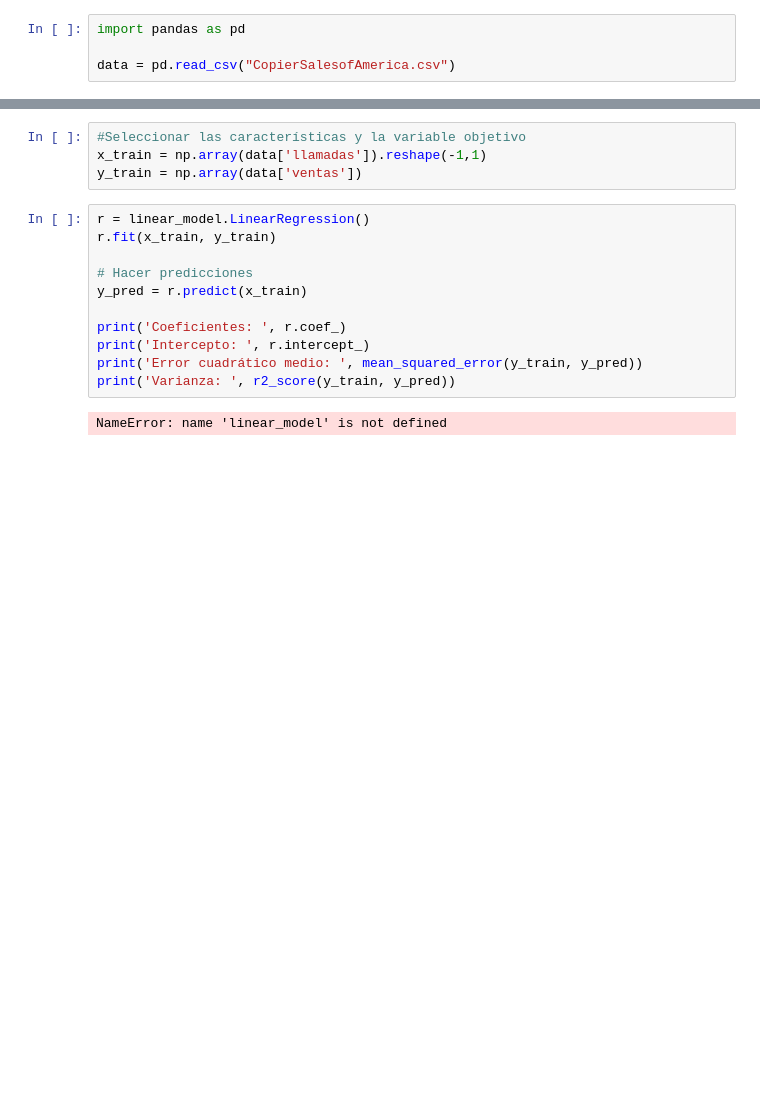
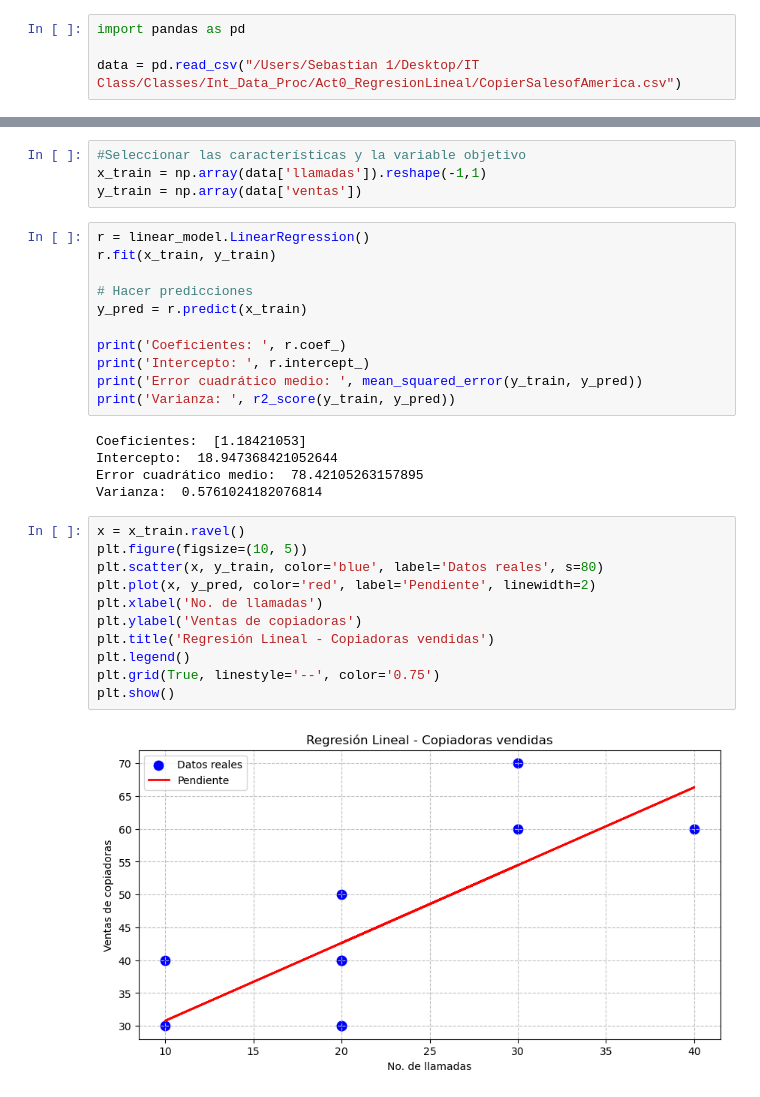
Before and after one commit to SebySurfer/Int_Data_Proc, a Jupyter notebook: Act0_RegresionLineal/main.ipynb, the cells around one changed output, grey strips where cells are left out. Drawn from its saved outputs; the diff is of its cells as text; blank space fills up the shorter version.

```diff
--- a/Act0_RegresionLineal/main.ipynb
+++ b/Act0_RegresionLineal/main.ipynb
@@ -9,7 +9,7 @@ from sklearn.metrics import mean_squared_error, r2_score
 # %%
 import pandas as pd
 
-data = pd.read_csv("CopierSalesofAmerica.csv")
+data = pd.read_csv("/Users/Sebastian 1/Desktop/IT Class/Classes/Int_Data_Proc/Act0_RegresionLineal/CopierSalesofAmerica.csv")
 # %%
 data.shape
 # %% [output]
@@ -39,4 +39,20 @@ print('Intercepto: ', r.intercept_)
 print('Error cuadrático medio: ', mean_squared_error(y_train, y_pred))
 print('Varianza: ', r2_score(y_train, y_pred))
 # %% [output]
-NameError: name 'linear_model' is not defined
+Coeficientes:  [1.18421053]
+Intercepto:  18.947368421052644
+Error cuadrático medio:  78.42105263157895
+Varianza:  0.5761024182076814
+# %%
+x = x_train.ravel()
+plt.figure(figsize=(10, 5))
+plt.scatter(x, y_train, color='blue', label='Datos reales', s=80)
+plt.plot(x, y_pred, color='red', label='Pendiente', linewidth=2)
+plt.xlabel('No. de llamadas')
+plt.ylabel('Ventas de copiadoras')
+plt.title('Regresión Lineal - Copiadoras vendidas')
+plt.legend()
+plt.grid(True, linestyle='--', color='0.75')
+plt.show()
+# %% [output]
+[figure, added]
```
Also changed, not shown: 1 other file.
